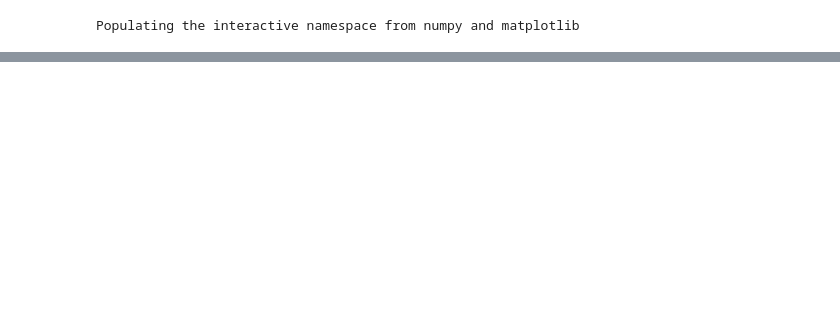
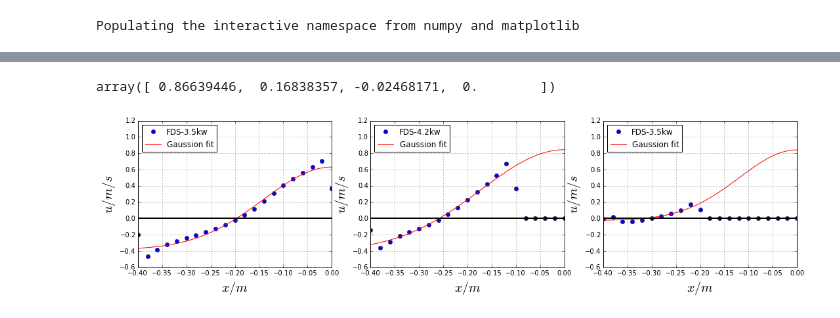
Before and after one commit to cooperhe/2D_CVC, a Jupyter notebook: 2D_simulation_result_visualization.ipynb, the cells around one changed output, grey strips where cells are left out. Saved outputs shown, nothing was run; the diff lists cells and outputs as text; code cells hidden in the pictures; blank space fills up the shorter version.

```diff
--- a/2D_simulation_result_visualization.ipynb
+++ b/2D_simulation_result_visualization.ipynb
@@ -358,0 +196,66 @@ interact(SLCF, t=(0, 333, 1));
+# %%
+from scipy.optimize import curve_fit
+def func(x, vm, b,vin,X0):
+    return vm*exp(-((x+0)/b)**2)+vin
+
+def func2(x, vm, b,vin,X0):
+    return vm*exp(-((x-X0)/b)**2)+vin
+# %%
+fig = figure(figsize=(18,4))
+
+subplot(1,3,1)
+i=0
+Waver=mean(Wslcf40[i],axis=2)
+X = np.linspace(-0.4, 0., 41)
+p1, cov1 = curve_fit(func, X, mean(Waver,axis=0), p0=[1.5,0.2,-0.5,0])
+vfit = func(X, p1[0],p1[1],p1[2],p1[3])
+
+plot(X,mean(Waver,axis=0),'bo',markevery=2, label='FDS-%.1fkw' %(Qv40[i]*21.2/2700))
+plot(X,vfit,'r-', label='Gaussion fit')
+
+xlim(-0.4,0)
+ylim(-0.6,1.2)
+xlabel('$x / m$',size=20)
+ylabel('$  u / m/s$',size=20)
+legend(loc='upper left', numpoints=1)
+plot([-0.4,0],[0,0],'k', linewidth=2)
+grid()
+
+subplot(1,3,2)
+j=0
+Waver=mean(Wslcf30[j],axis=2)
+p1, cov1 = curve_fit(func, np.linspace(-0.4, -0.1, 31), mean(Waver,axis=0)[0:31], p0=[1.5,0.2,-0.3,0])
+vfit = func(X, p1[0],p1[1],p1[2],p1[3])
+
+plot(X,mean(Waver,axis=0),'bo',markevery=2, label='FDS-%.1fkw' %(Qv30[j]*21.2/2700))
+plot(X,vfit,'r-', label='Gaussion fit')
+
+xlim(-0.4,0)
+ylim(-0.6,1.2)
+xlabel('$x / m$',size=20)
+ylabel('$  u / m/s$',size=20)
+legend(loc='upper left', numpoints=1)
+plot([-0.4,0],[0,0],'k', linewidth=2)
+grid()
+p1
+
+subplot(1,3,3)
+k=1
+Waver=mean(Wslcf20[k],axis=2)
+p1, cov1 = curve_fit(func, np.linspace(-0.4, -0.2, 21), mean(Waver,axis=0)[0:21], p0=[1.5,0.2,-0.3,0])
+vfit = func(X, p1[0],p1[1],p1[2],p1[3])
+
+plot(X,mean(Waver,axis=0),'bo',markevery=2, label='FDS-%.1fkw' %(Qv20[k]*21.2/2700))
+plot(X,vfit,'r-', label='Gaussion fit')
+
+xlim(-0.4,0)
+ylim(-0.6,1.2)
+xlabel('$x / m$',size=20)
+ylabel('$  u / m/s$',size=20)
+legend(loc='upper left', numpoints=1)
+plot([-0.4,0],[0,0],'k', linewidth=2)
+grid()
+p1
+# %% [output]
+array([ 0.86639446,  0.16838357, -0.02468171,  0.        ])
+[figure, added]
```
Also changed, not shown: parts of 16 cells of this notebook, 1 other file.
